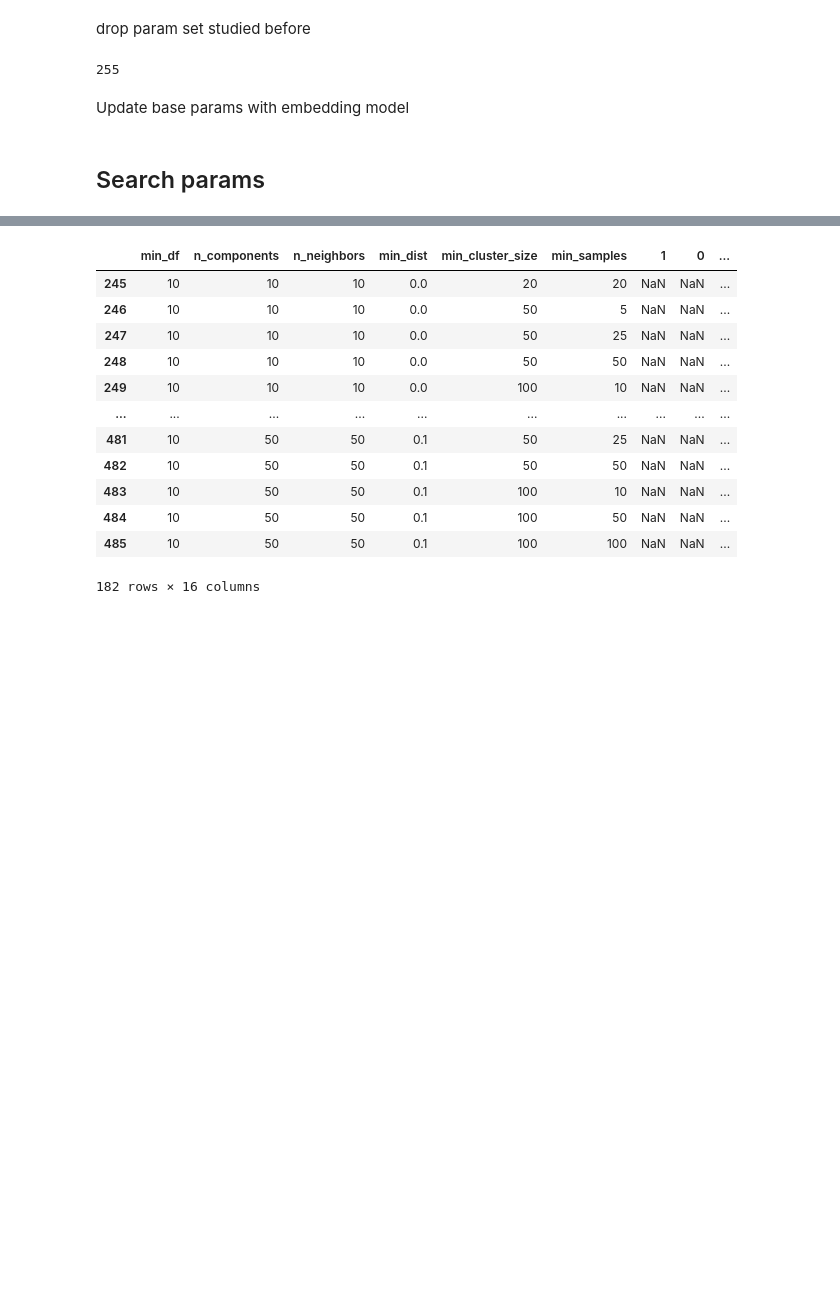
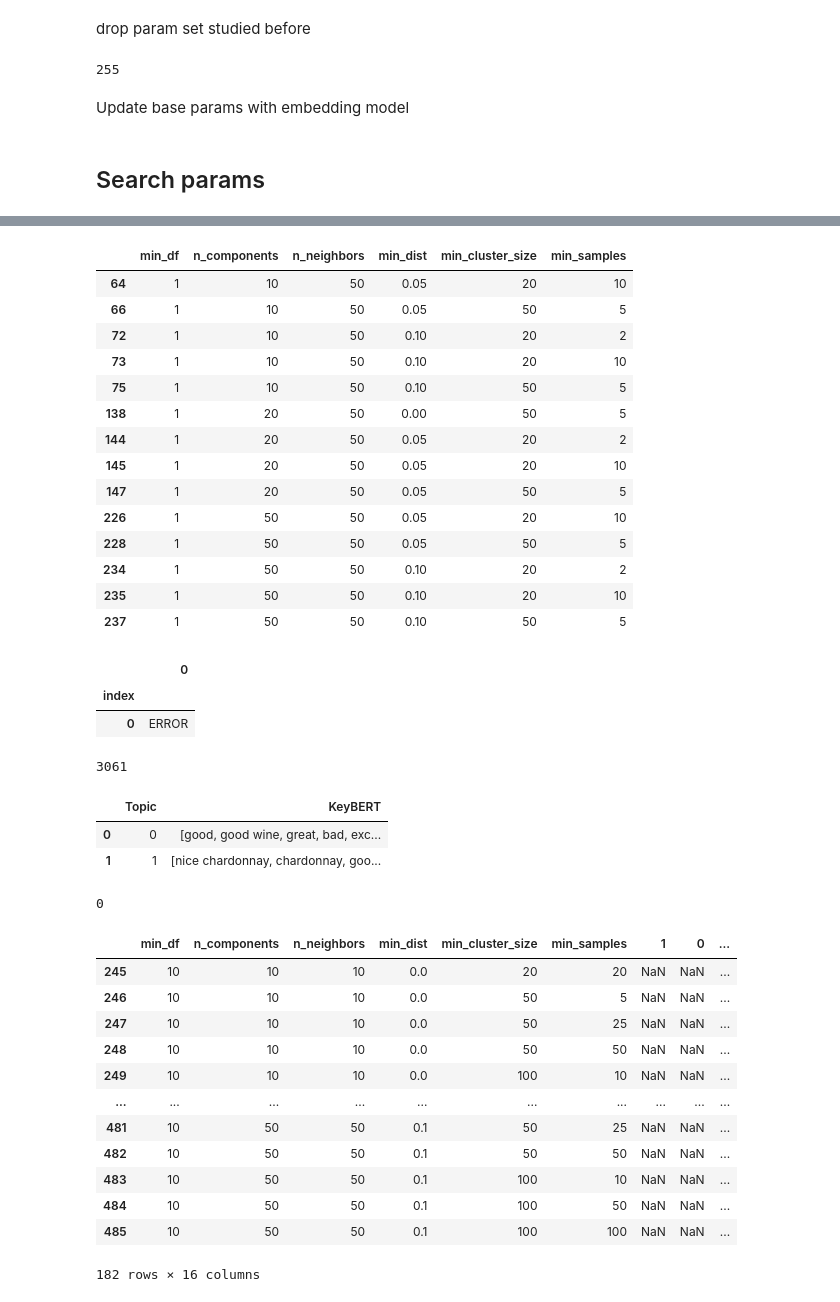
Before and after one commit to lbk209/topic_modeling, a Jupyter notebook: tm_wine_reviews_params.ipynb, the cells around one changed output, grey strips where cells are left out. Saved outputs shown, nothing was run; the diff lists cells and outputs as text; code cells hidden in the pictures; blank space fills up the shorter version.

```diff
--- a/tm_wine_reviews_params.ipynb
+++ b/tm_wine_reviews_params.ipynb
@@ -522,7 +522,9 @@ def get_topics(df, index, num_topics=10, cols = ['Topic', 'KeyBERT']):
     get a row from df, the result of bertopic_param_search
     index: index of a param set
     """
-    return df.iloc[1:num_topics+1].loc[:, cols].rename(columns=dict(zip(cols, ['index', index]))).set_index('index').transpose()
+    # get the position of topic 0 which might be 0 if no outlier
+    i = df.loc[df.Topic==0].index[0]
+    return df.iloc[i:num_topics+i].loc[:, cols].rename(columns=dict(zip(cols, ['index', index]))).set_index('index').transpose()
 # %% [markdown]
 ## Set params
 # %%
@@ -602,8 +604,8 @@ file = 'wr_param_study_01.csv'
 
 !cp {path_src}/{file} {path_data}
 # %%
-df_result_base = pd.read_csv(f'{path_data}/{file}')
-df_result_base.head(5)
+df_result_old = pd.read_csv(f'{path_data}/{file}')
+df_result_old.head(5)
 # %% [output]
 |  | min_df | n_components | n_neighbors | min_dist | min_cluster_size | min_samples | 0 | 1 | ... |
 | 0 | 1 | 10 | 10 | 0.0 | 20 | 2 | ['fruity', 'delicious fruity', 'f... | ['good value money', 'money good ... | ... |
@@ -614,7 +616,7 @@ df_result_base.head(5)
 # %% [markdown]
 drop param set studied before
 # %%
-df = df_result_base[df_params.columns]
+df = df_result_old[df_params.columns]
 df_params = pd.concat([df_params, df]).drop_duplicates(keep=False)
 len(df_params)
 # %% [output]
@@ -637,7 +639,6 @@ params_base.update({
 df_result = pd.DataFrame()
 
 total = len(df_params)
-#total = 3 # testing
 
 for rec in tqdm(df_params.iloc[:total].itertuples(), total=total):
     idx = rec[0]
@@ -649,9 +650,10 @@ for rec in tqdm(df_params.iloc[:total].itertuples(), total=total):
 
     if df is None:
         df = pd.DataFrame({0: ['ERROR']}).rename_axis('index')
+        break # testing
     else:
         df = get_topics(df, idx)
     df_result = pd.concat([df_result, df])
 
-df_result = df_params.join(df_result)
-df_result.head(5)
+#df_result = df_params.join(df_result)
+#df_result.head(5)
@@ -664,0 +660,24 @@ df_result.head(5)
+# %%
+df_params.loc[df_result.index]
+# %% [output]
+|  | min_df | n_components | n_neighbors | min_dist | min_cluster_size | min_samples |
+| 64 | 1 | 10 | 50 | 0.05 | 20 | 10 |
+| 66 | 1 | 10 | 50 | 0.05 | 50 | 5 |
+| 72 | 1 | 10 | 50 | 0.10 | 20 | 2 |
+| 73 | 1 | 10 | 50 | 0.10 | 20 | 10 |
+| 75 | 1 | 10 | 50 | 0.10 | 50 | 5 |
+| 138 | 1 | 20 | 50 | 0.00 | 50 | 5 |
+| 144 | 1 | 20 | 50 | 0.05 | 20 | 2 |
+| 145 | 1 | 20 | 50 | 0.05 | 20 | 10 |
+| 147 | 1 | 20 | 50 | 0.05 | 50 | 5 |
+| 226 | 1 | 50 | 50 | 0.05 | 20 | 10 |
+| 228 | 1 | 50 | 50 | 0.05 | 50 | 5 |
+| 234 | 1 | 50 | 50 | 0.10 | 20 | 2 |
+| 235 | 1 | 50 | 50 | 0.10 | 20 | 10 |
+| 237 | 1 | 50 | 50 | 0.10 | 50 | 5 |
+# %%
+df
+# %% [output]
+|  | 0 |
+| index |  |
+| 0 | ERROR |
@@ -664,0 +756,4 @@ df_result.head(5)
+# %%
+len(docs)
+# %% [output]
+3061
@@ -665 +767,17 @@ df_result.head(5)
+# %%
+#idx
+
+num_topics=10
+cols = ['Topic', 'KeyBERT']
+i = df.loc[df.Topic==0].index[0]
+df.iloc[i:num_topics+i].loc[:, cols]
+# %% [output]
+|  | Topic | KeyBERT |
+| 0 | 0 | [good, good wine, great, bad, exc... |
+| 1 | 1 | [nice chardonnay, chardonnay, goo... |
+# %%
+#df_params
+df.loc[df.Topic==0].index[0]
+# %% [output]
+0
 # %%
```
Also changed, not shown: parts of 4 cells of this notebook.
